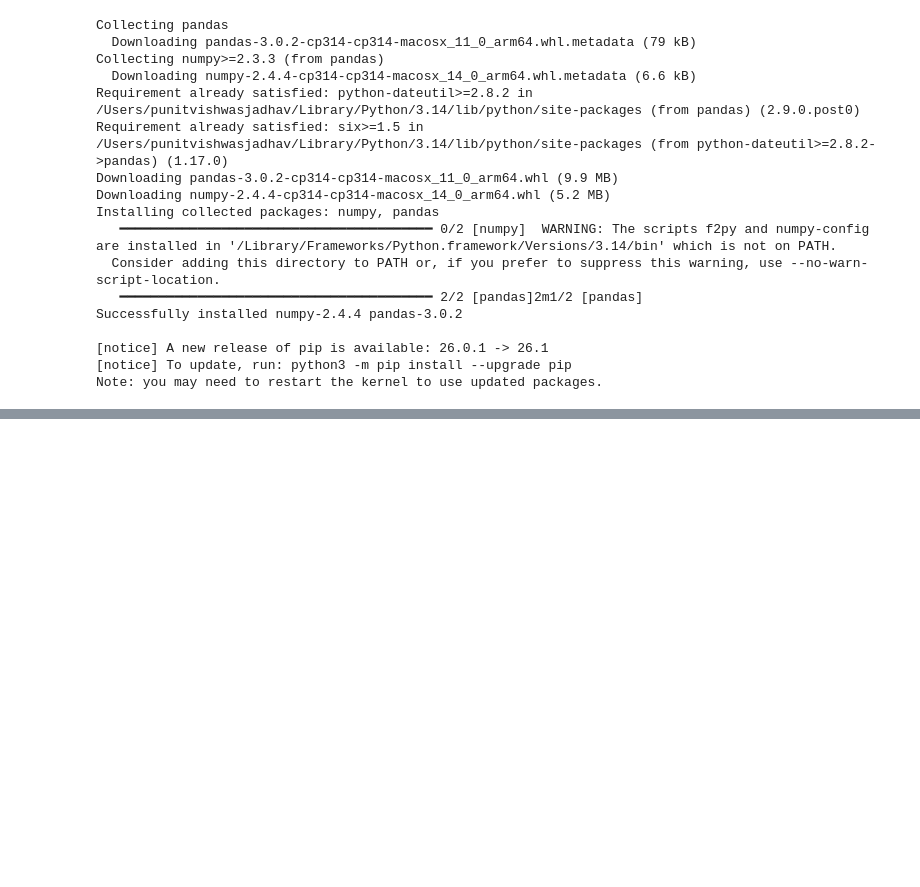
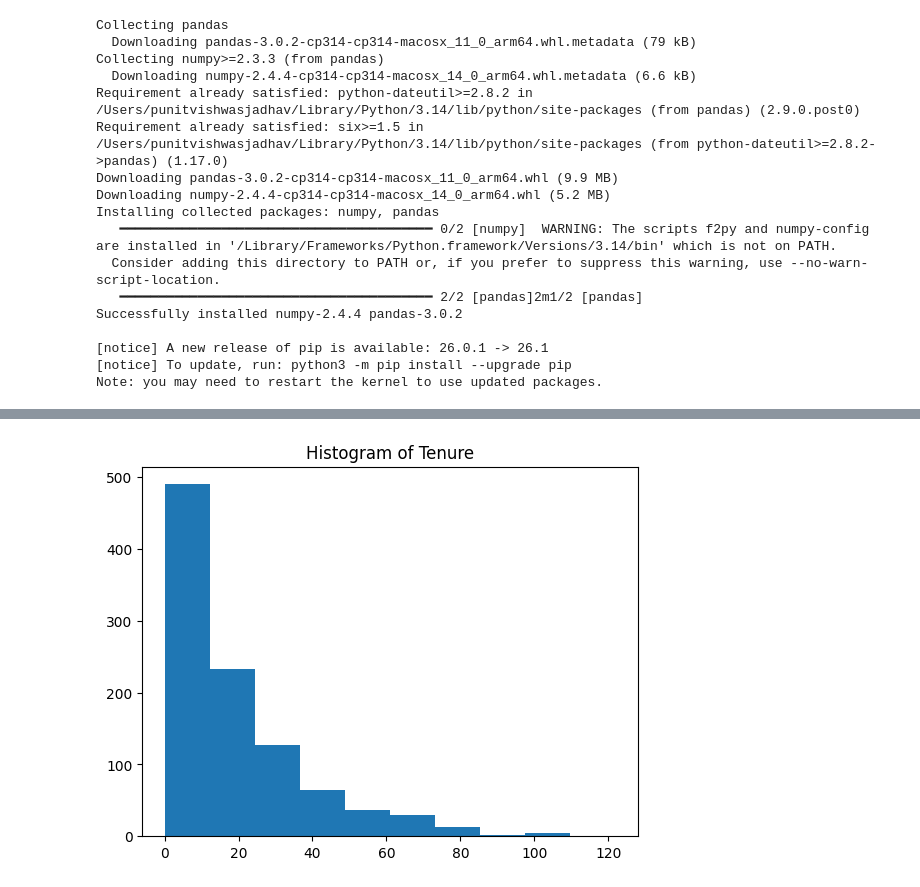
Before and after one commit to PunitJadhav31/Customer_Churn_Prediction_Using_Machine-Learning, a Jupyter notebook: notebook.ipynb, the cells around one changed output, grey strips where cells are left out. Cells and saved outputs as stored; diff of their text form; code cells hidden in the pictures; blank space fills up the shorter version.

```diff
--- a/notebook.ipynb
+++ b/notebook.ipynb
@@ -38,0 +218,6 @@ df = pd.read_csv("customer_churn_data.csv")
+# %%
+plt.hist(df["Tenure"])
+plt.title("Histogram of Tenure")
+plt.show()
+# %% [output]
+[figure, added]
```
Also changed, not shown: parts of 28 cells of this notebook.
